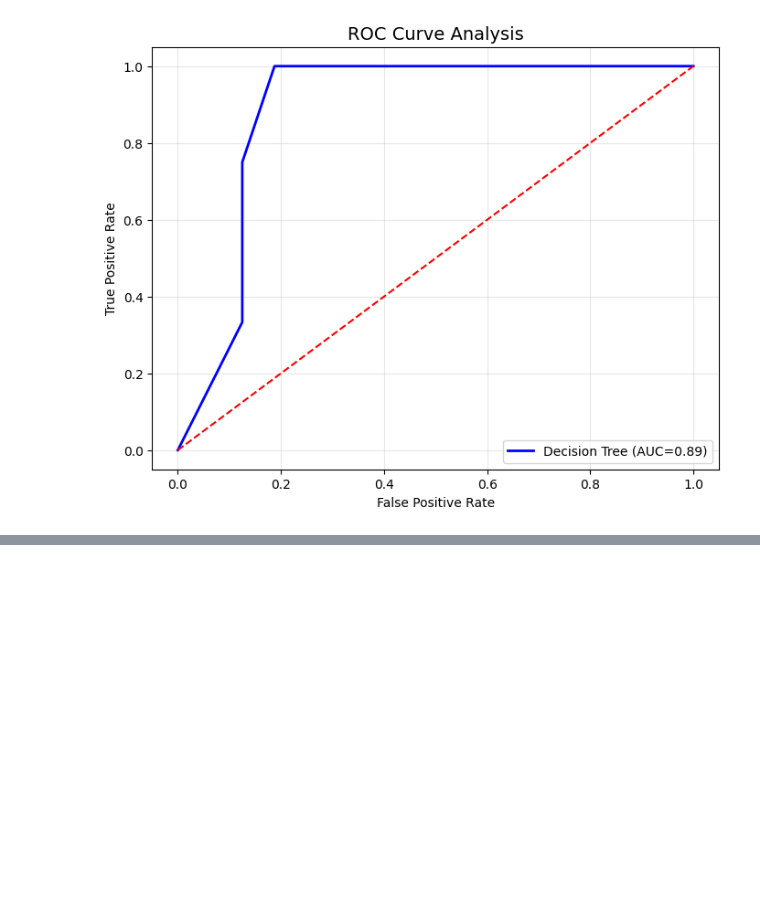
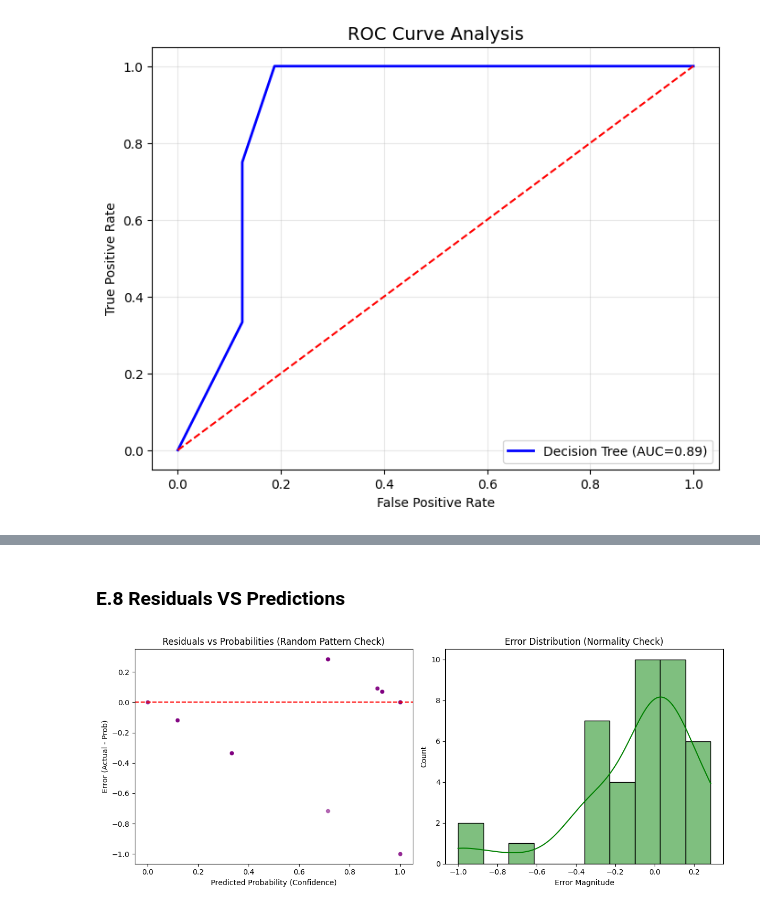
Before and after one commit to HablSank/1Day-1Dataset_MachineLearningProject, a Jupyter notebook: Day-14/Decision Tree Classification (Play Tennis)/playtennis.ipynb, the cells around one changed output, grey strips where cells are left out. Saved outputs shown, nothing was run; the diff lists cells and outputs as text; code cells hidden in the pictures; blank space fills up the shorter version.

```diff
--- a/Day-14/Decision Tree Classification (Play Tennis)/playtennis.ipynb
+++ b/Day-14/Decision Tree Classification (Play Tennis)/playtennis.ipynb
@@ -572,0 +600,35 @@ plt.show()
+# %% [markdown]
+### E.8 Residuals VS Predictions
+# %%
+# --- 1. Prepare Data ---
+# Use Probabilities (0.1 to 0.9) instead of Hard Classes (0 or 1) for better scatter plot
+y_probs = best_model.predict_proba(X_test)
+
+# Calculate Residual (Actual - Probability)
+# Example: Actual 1 - Prob 0.8 = Error 0.2
+residuals = y_test - y_probs
+
+# Flatten arrays to ensure 1D shape
+preds_flat = y_probs.flatten()
+
+# --- 2. Visualization ---
+plt.figure(figsize=(12, 5))
+
+# Plot 1: Residual Scatter
+plt.subplot(1, 2, 1)
+sns.scatterplot(x=preds_flat, y=residuals, alpha=0.6, color='purple')
+plt.axhline(0, color='red', linestyle='--')
+plt.title("Residuals vs Probabilities (Random Pattern Check)")
+plt.xlabel("Predicted Probability (Confidence)")
+plt.ylabel("Error (Actual - Prob)")
+
+# Plot 2: Residual Histogram
+plt.subplot(1, 2, 2)
+sns.histplot(residuals, kde=True, color='green')
+plt.title("Error Distribution (Normality Check)")
+plt.xlabel("Error Magnitude")
+
+plt.tight_layout()
+plt.show()
+# %% [output]
+[figure, added]
```
Also changed, not shown: parts of 5 cells of this notebook.
